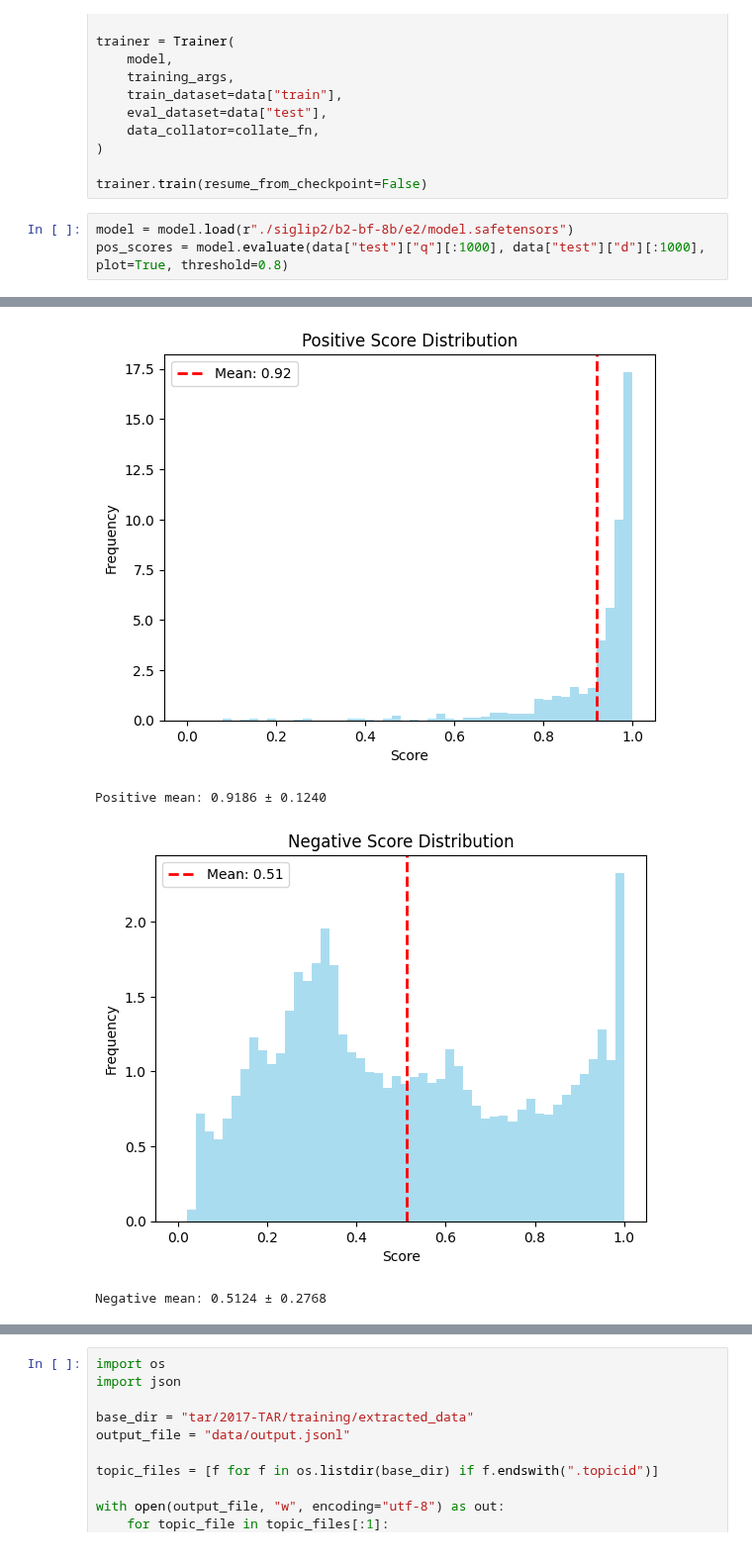
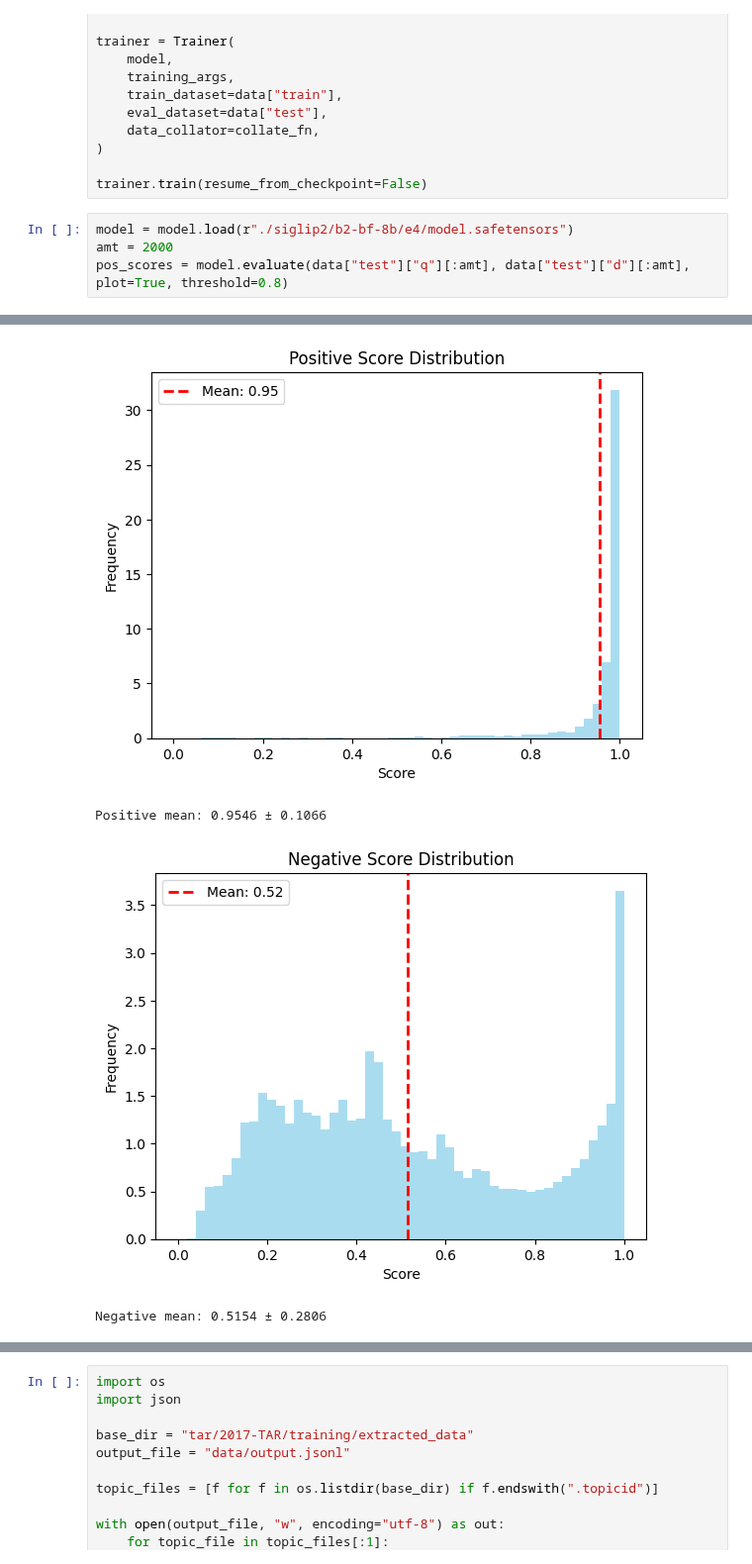
Before and after one commit to hscells-org/project-doehl-boolean-clip, a Jupyter notebook: dev.ipynb, the cells around one changed output, grey strips where cells are left out. Shown at 99% size. Saved outputs shown, nothing was run; the diff lists cells and outputs as text.

```diff
--- a/dev.ipynb
+++ b/dev.ipynb
@@ -60,6 +60,7 @@ trainer = Trainer(
 
 trainer.train(resume_from_checkpoint=False)
 # %%
-model = model.load(r"./siglip2/b2-bf-8b/e2/model.safetensors")
-pos_scores = model.evaluate(data["test"]["q"][:1000], data["test"]["d"][:1000], plot=True, threshold=0.8)
+model = model.load(r"./siglip2/b2-bf-8b/e4/model.safetensors")
+amt = 2000
+pos_scores = model.evaluate(data["test"]["q"][:amt], data["test"]["d"][:amt], plot=True, threshold=0.8)
 # %% [output]
@@ -66,4 +81,4 @@ pos_scores = model.evaluate(data["test"]["q"][:1000], data["test"]["d"][:1000],
-[figure, old version]
+[figure, new version]
-Positive mean: 0.9186 ± 0.1240
+Positive mean: 0.9546 ± 0.1066
-[figure, old version]
+[figure, new version]
-Negative mean: 0.5124 ± 0.2768
+Negative mean: 0.5154 ± 0.2806
```
Also changed, not shown: parts of 3 cells of this notebook, 1 other file.
